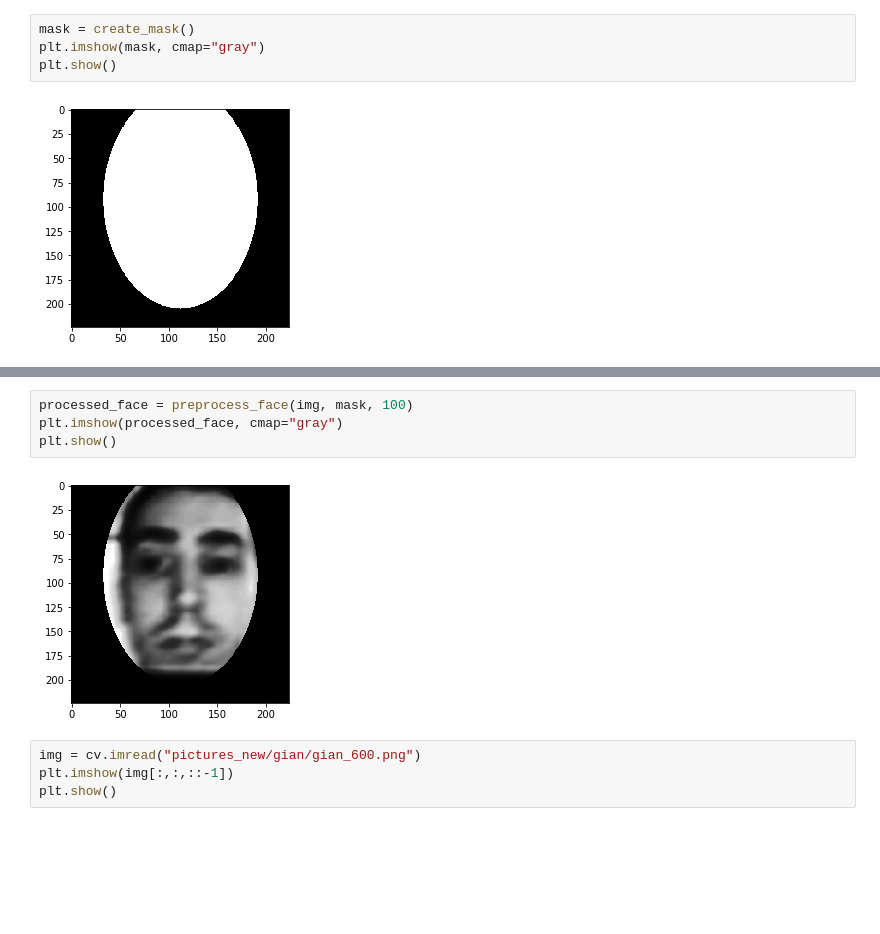
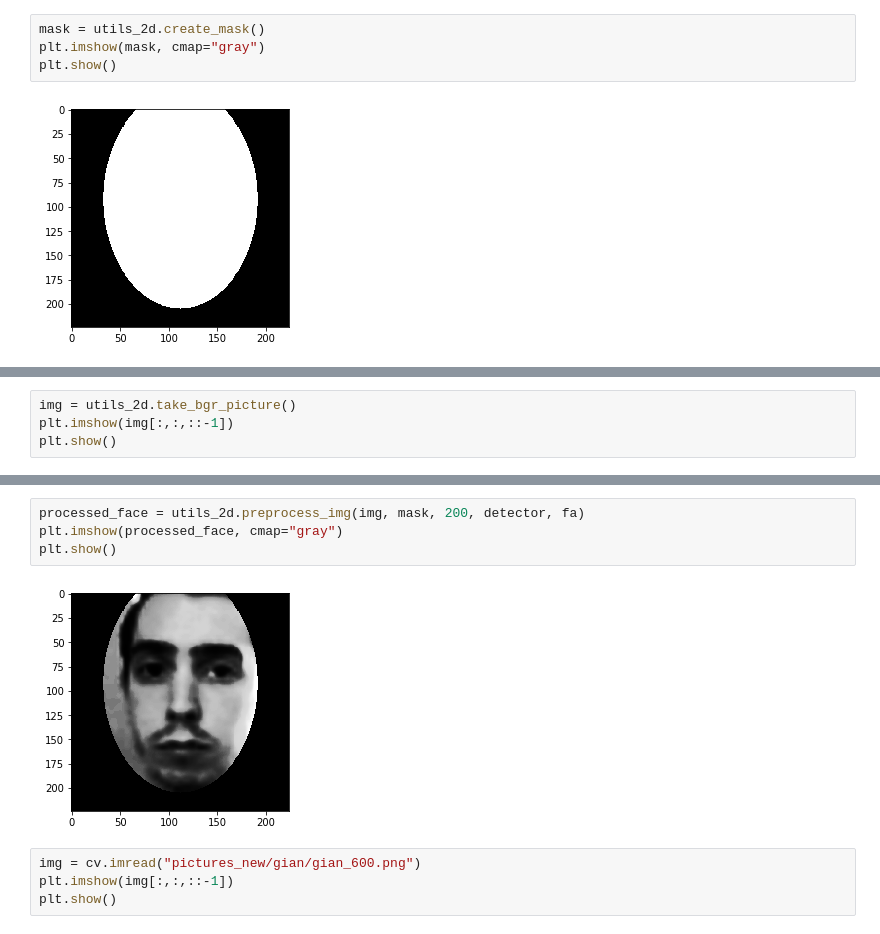
Before and after one commit to GianCarloMilanese/dsim_project, a Jupyter notebook: Images/preprocess_faces.ipynb, the cells around one changed output, grey strips where cells are left out. Saved outputs shown, nothing was run; the diff lists cells and outputs as text; blank space fills up the shorter version.

Commit message:
General cleaning; move shared functions to utils_2d.py

```diff
--- a/Images/preprocess_faces.ipynb
+++ b/Images/preprocess_faces.ipynb
@@ -49,5 +29,5 @@ def create_mask(a=92, b=112, n=224, r=112):
 # %%
-mask = create_mask()
+mask = utils_2d.create_mask()
 plt.imshow(mask, cmap="gray")
 plt.show()
 # %% [output]
@@ -63,0 +35,4 @@ plt.show()
+# %%
+img = utils_2d.take_bgr_picture()
+plt.imshow(img[:,:,::-1])
+plt.show()
@@ -64,9 +41,9 @@ plt.show()
 # %%
-processed_face = preprocess_face(img, mask, 100)
+processed_face = utils_2d.preprocess_img(img, mask, 200, detector, fa)
 plt.imshow(processed_face, cmap="gray")
 plt.show()
 # %% [output]
-[figure, old version]
+[figure, new version]
 # %%
 img = cv.imread("pictures_new/gian/gian_600.png")
 plt.imshow(img[:,:,::-1])
```
Also changed, not shown: parts of 24 cells of this notebook, 1 other file.
